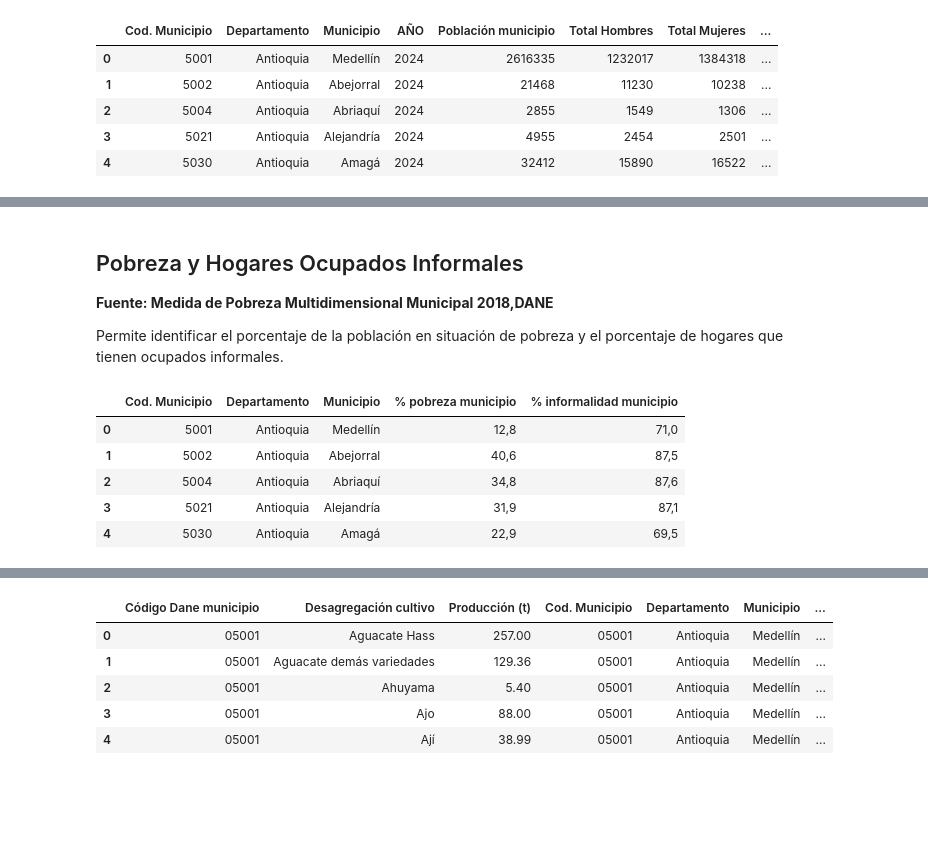
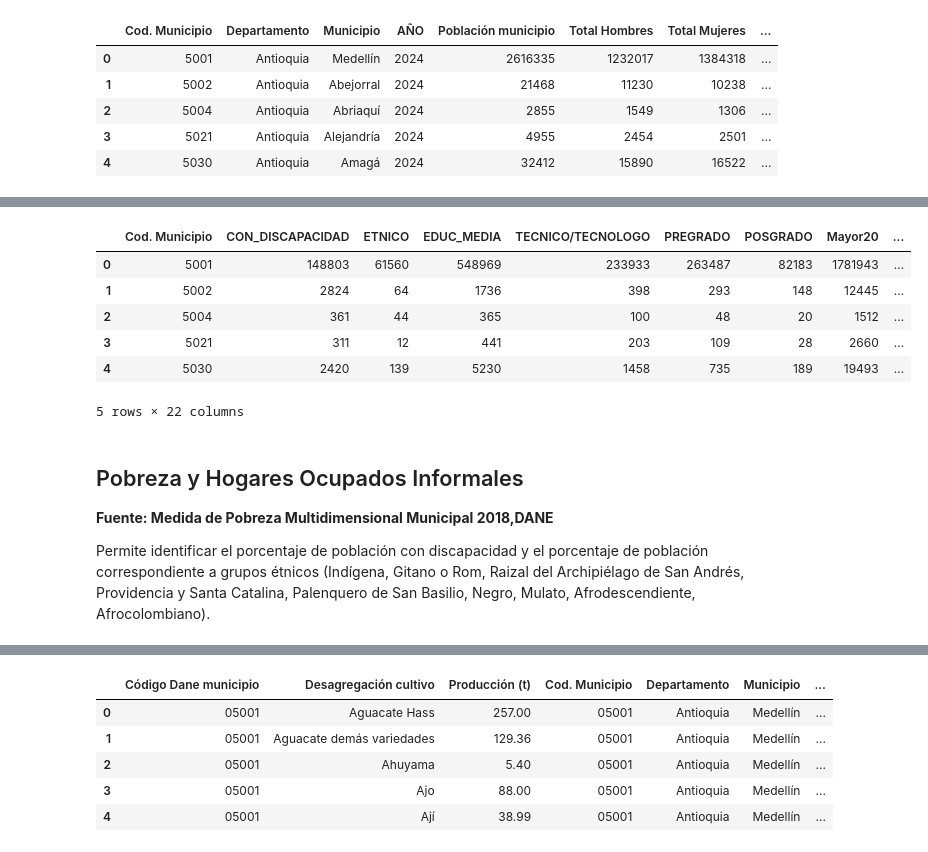
Before and after one commit to maxparra-architecture/inesdi-tfm-grupo6, a Jupyter notebook: EDA.ipynb, the cells around one changed output, grey strips where cells are left out. Drawn from its saved outputs; the diff is of its cells as text; code cells hidden in the pictures; blank space fills up the shorter version.

```diff
--- a/EDA.ipynb
+++ b/EDA.ipynb
@@ -42,15 +59,28 @@ proyecciones_poblacion_df.head()
+# %%
+datos_censo_df = pd.read_csv(file_path+'/Datos_censo_por_municipios.txt', sep='|')
+datos_censo_df.columns = ['Cod. Municipio', 'CON_DISCAPACIDAD', 'ETNICO', 'EDUC_MEDIA', 'TECNICO/TECNOLOGO', 'PREGRADO', 'POSGRADO', 'Mayor20', 'TOTAL', 'PET', 'OCU', 'DSO', 'FT', '% pobl. con discapacidad municipio', '% grupos étnicos municipio', '% pobl. con educación media municipio', '% pobl. con edu. técnica/tecnología municipio', '% pobl. con pregrado municipio', '% pobl. con posgrado municipio', 'TGP', 'Tasa ocupación', 'Tasa desempleo']
+
+# Convert percentage columns to float
+datos_censo_df['% pobl. con discapacidad municipio'] = datos_censo_df['% pobl. con discapacidad municipio'].str.replace(',', '.').astype(float)
+datos_censo_df['% grupos étnicos municipio'] = datos_censo_df['% grupos étnicos municipio'].str.replace(',', '.').astype(float)
+datos_censo_df['% pobl. con educación media municipio'] = datos_censo_df['% pobl. con educación media municipio'].str.replace(',', '.').astype(float)
+datos_censo_df['% pobl. con edu. técnica/tecnología municipio'] = datos_censo_df['% pobl. con edu. técnica/tecnología municipio'].str.replace(',', '.').astype(float)
+datos_censo_df['% pobl. con pregrado municipio'] = datos_censo_df['% pobl. con pregrado municipio'].str.replace(',', '.').astype(float)
+datos_censo_df['% pobl. con posgrado municipio'] = datos_censo_df['% pobl. con posgrado municipio'].str.replace(',', '.').astype(float)
+datos_censo_df['TGP'] = datos_censo_df['TGP'].str.replace(',', '.').astype(float)
+datos_censo_df['Tasa ocupación'] = datos_censo_df['Tasa ocupación'].str.replace(',', '.').astype(float)
+datos_censo_df['Tasa desempleo'] = datos_censo_df['Tasa desempleo'].str.replace(',', '.').astype(float)
+datos_censo_df.head()
+# %% [output]
+|  | Cod. Municipio | CON_DISCAPACIDAD | ETNICO | EDUC_MEDIA | TECNICO/TECNOLOGO | PREGRADO | POSGRADO | Mayor20 | ... |
+| 0 | 5001 | 148803 | 61560 | 548969 | 233933 | 263487 | 82183 | 1781943 | ... |
+| 1 | 5002 | 2824 | 64 | 1736 | 398 | 293 | 148 | 12445 | ... |
+| 2 | 5004 | 361 | 44 | 365 | 100 | 48 | 20 | 1512 | ... |
+| 3 | 5021 | 311 | 12 | 441 | 203 | 109 | 28 | 2660 | ... |
+| 4 | 5030 | 2420 | 139 | 5230 | 1458 | 735 | 189 | 19493 | ... |
+5 rows × 22 columns
 # %% [markdown]
 ## Pobreza y Hogares Ocupados Informales
 **Fuente: Medida de Pobreza Multidimensional Municipal 2018,DANE**
 
-Permite identificar el porcentaje de la población en situación de pobreza y el porcentaje de hogares que tienen ocupados informales.
+Permite identificar el porcentaje de población con discapacidad y el porcentaje de población correspondiente a grupos étnicos (Indígena, Gitano o Rom, Raizal del Archipiélago de San Andrés, Providencia y Santa Catalina, Palenquero de San Basilio, Negro, Mulato, Afrodescendiente, Afrocolombiano).
-# %%
-ipm_df = pd.read_csv('data/IPM.txt', sep='|')
-ipm_df.head()
-# %% [output]
-|  | Cod. Municipio | Departamento | Municipio | % pobreza municipio | % informalidad municipio |
-| 0 | 5001 | Antioquia | Medellín | 12,8 | 71,0 |
-| 1 | 5002 | Antioquia | Abejorral | 40,6 | 87,5 |
-| 2 | 5004 | Antioquia | Abriaquí | 34,8 | 87,6 |
-| 3 | 5021 | Antioquia | Alejandría | 31,9 | 87,1 |
-| 4 | 5030 | Antioquia | Amagá | 22,9 | 69,5 |
```
Also changed, not shown: parts of 16 cells of this notebook, 3 other files.
